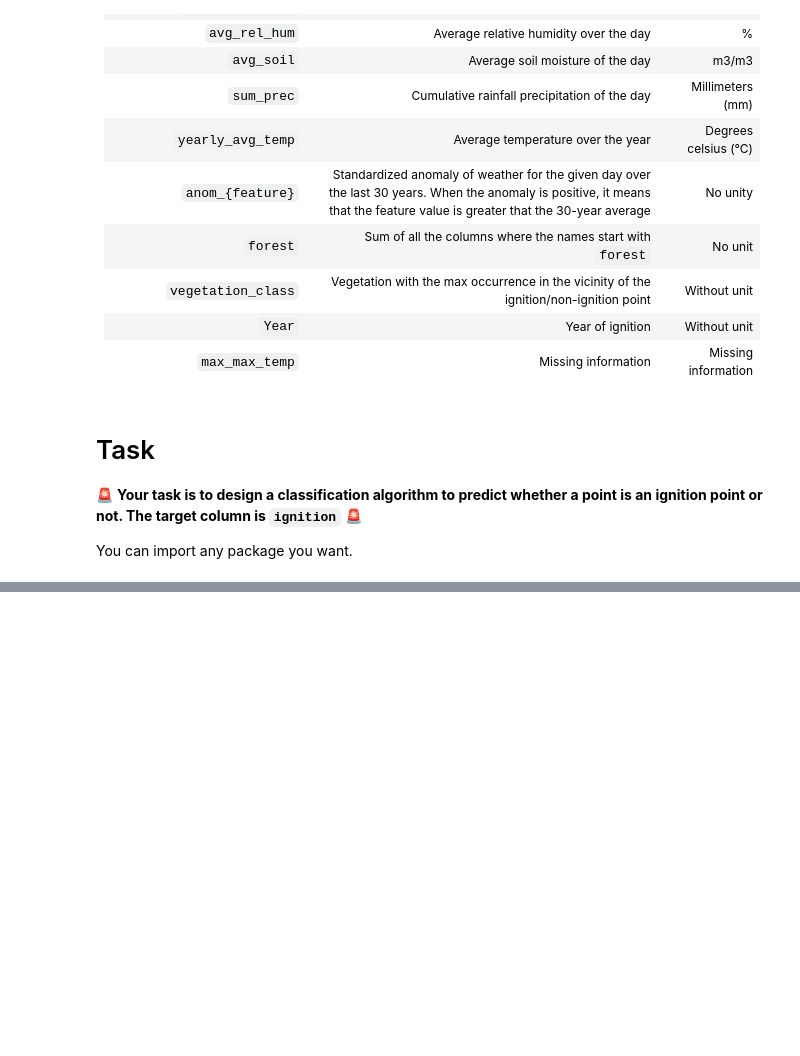
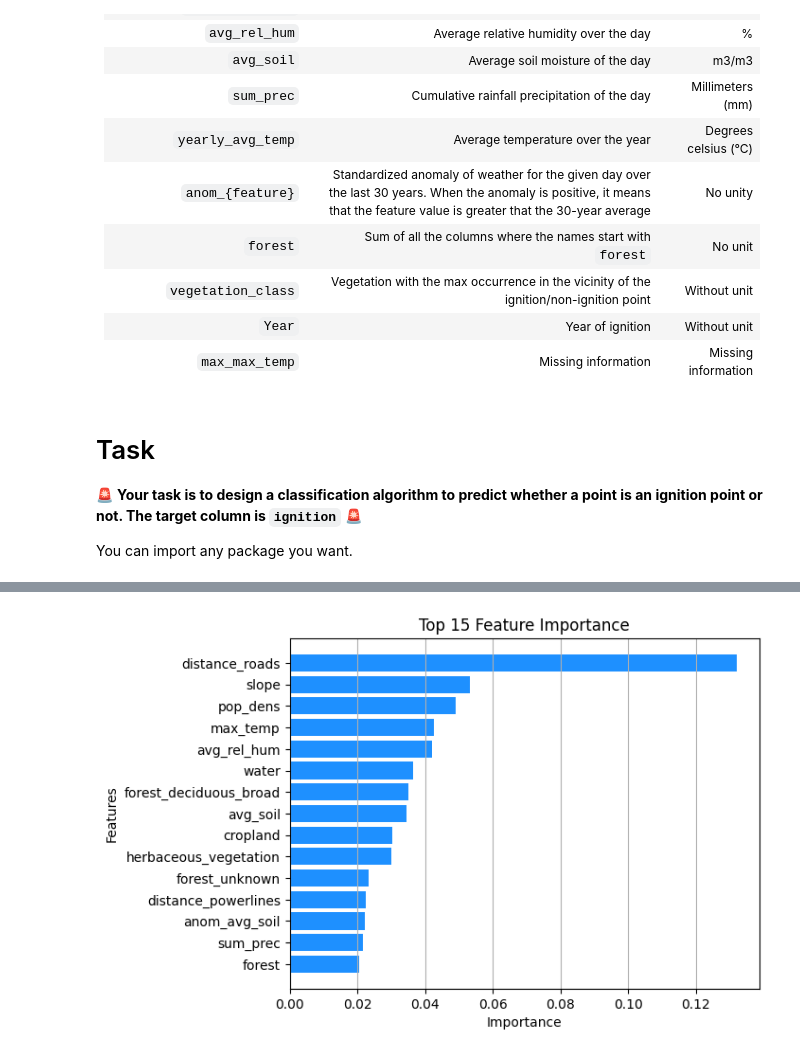
Before and after one commit to daltunay/descartes-data-sci, a Jupyter notebook: 03-classification_ignition_points.ipynb, the cells around one changed output, grey strips where cells are left out. Saved outputs shown, nothing was run; the diff lists cells and outputs as text; code cells hidden in the pictures; blank space fills up the shorter version.

```diff
--- a/03-classification_ignition_points.ipynb
+++ b/03-classification_ignition_points.ipynb
@@ -125,6 +170,6 @@ selected_model = model_dict.get("XGBClassifier")
 # %%
-predictor.get_classification_report(X_test, y_test, selected_model)
-predictor.get_confusion_matrix(X_test, y_test, selected_model)
-predictor.get_roc_curve(X_test, y_test, selected_model)
-predictor.get_precision_recall_curve(X_test, y_test, selected_model)
-predictor.get_feature_importance(selected_model, feature_names=X_test.columns, top_n=15)
+fig = predictor.get_feature_importance(
+    selected_model, feature_names=X_test.columns, top_n=15
+)
+# %% [output]
+[figure, added]
```
Also changed, not shown: parts of 10 cells of this notebook, 2 other files.
